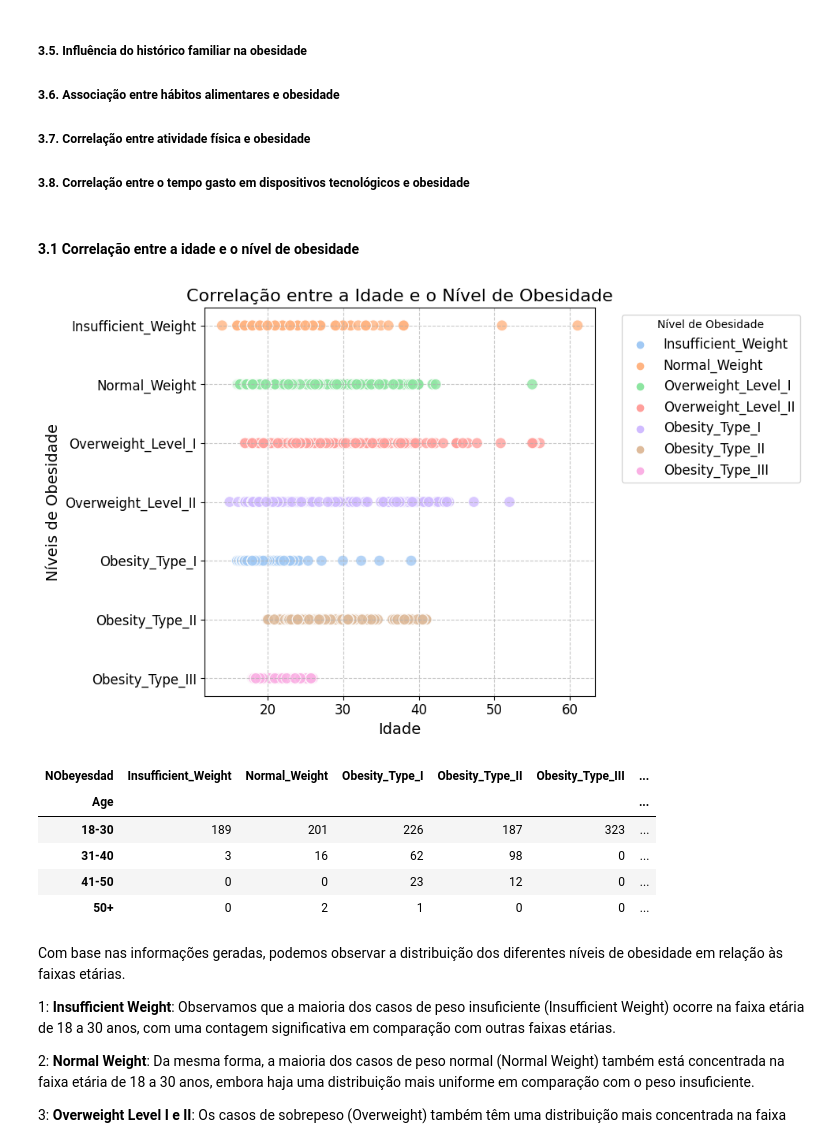
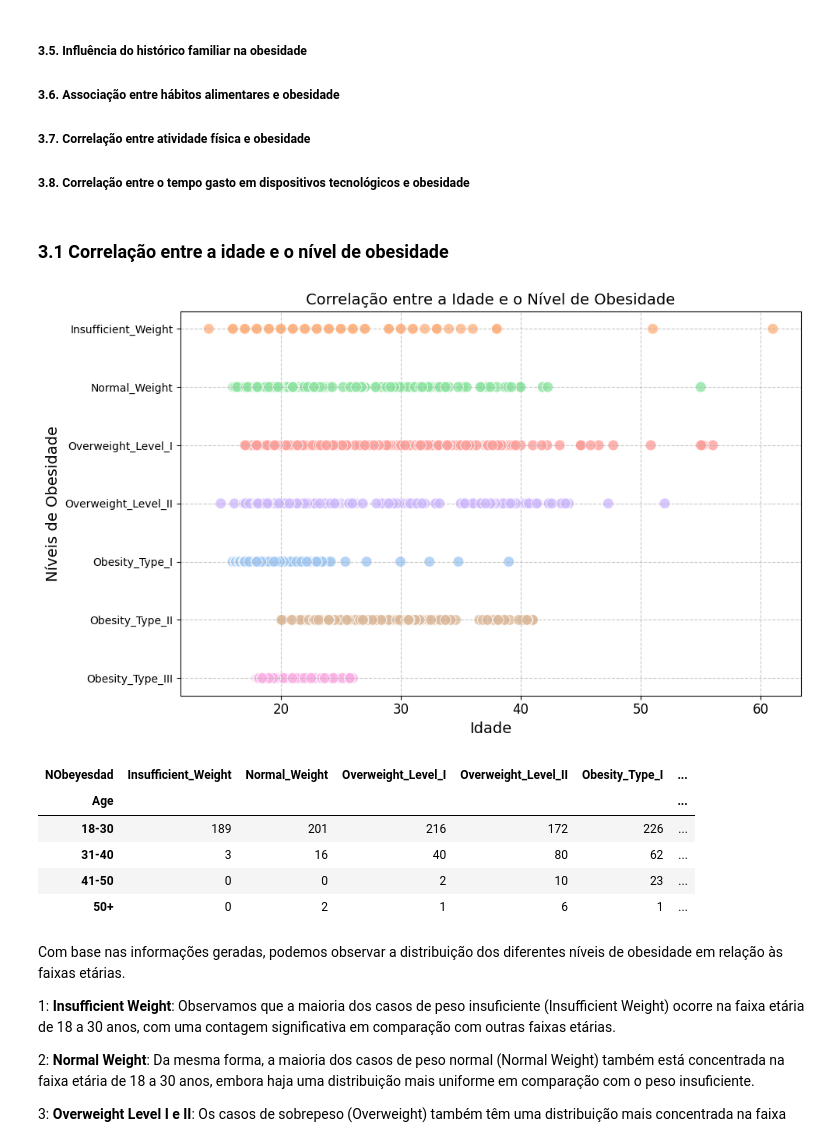
Before and after one commit to atlantico-academy/equipe5-2024.1, a Jupyter notebook: notebooks/analise.ipynb, the cells around one changed output. Drawn from its saved outputs; the diff is of its cells as text; code cells hidden in the pictures.

```diff
--- a/notebooks/analise.ipynb
+++ b/notebooks/analise.ipynb
@@ -212,46 +215,47 @@ dicionario.to_csv('../data/external/dictionary.csv', index=False)
    ##### 3.7. Correlação entre atividade física e obesidade
    ##### 3.8. Correlação entre o tempo gasto em dispositivos tecnológicos e obesidade
 # %% [markdown]
-#### 3.1 Correlação entre a idade e o nível de obesidade
+### 3.1 Correlação entre a idade e o nível de obesidade
 # %%
 categorias = [
     'Insufficient_Weight',
     'Normal_Weight',
     'Overweight_Level_I',
     'Overweight_Level_II',
     'Obesity_Type_I',
     'Obesity_Type_II',
     'Obesity_Type_III'
 ]
 
 cores = sns.color_palette("pastel", len(categorias))
 
 plt.figure(figsize=(10, 6))
-sns.scatterplot(data=df, x='Age', y='NObeyesdad', hue='NObeyesdad', hue_order=categorias, palette=cores, s=100, alpha=0.8)
-plt.title('Correlação entre a Idade e o Nível de Obesidade', fontsize=16)
+sns.scatterplot(data=df, x='Age', y='NObeyesdad', hue='NObeyesdad', hue_order=categorias, palette=cores, s=100, alpha=0.8, legend=False)
+plt.title('Correlação entre a Idade e o Nível de Obesidade', fontsize=14)
 plt.xlabel('Idade', fontsize=14)
 plt.ylabel('Níveis de Obesidade', fontsize=14)
-plt.yticks(ticks=range(len(categorias)), labels=categorias, fontsize=12)
+plt.yticks(ticks=range(len(categorias)), labels=categorias, fontsize=10)
 plt.xticks(fontsize=12)
-plt.legend([], [], title='Nível de Obesidade')
-handles = [plt.scatter([], [], color=cor, label=cat) for cor, cat in zip(cores, categorias)]
-plt.legend(handles, categorias, title='Nível de Obesidade', bbox_to_anchor=(1.05, 1), loc='upper left', fontsize=12)
 plt.grid(True, linestyle='--', alpha=0.7)
 plt.tight_layout()
 plt.show()
 # %% [output]
-[figure, old version]
+[figure, new version]
 # %%
-faixas_etarias = pd.cut(df['Age'], bins=[18, 30, 40, 50, np.inf], labels=['18-30', '31-40', '41-50', '50+'])
+ordem_faixa_etaria = ['18-30', '31-40', '41-50', '50+']
+ordem_obesidade = ['Insufficient_Weight', 'Normal_Weight', 'Overweight_Level_I', 'Overweight_Level_II', 'Obesity_Type_I', 'Obesity_Type_II', 'Obesity_Type_III']
+
+faixas_etarias = pd.cut(df['Age'], bins=[18, 30, 40, 50, np.inf], labels=ordem_faixa_etaria)
 contagem_obesidade_por_faixa_etaria = df.groupby([faixas_etarias, 'NObeyesdad'])['NObeyesdad'].count().unstack()
+contagem_obesidade_por_faixa_etaria = contagem_obesidade_por_faixa_etaria.reindex(index=ordem_faixa_etaria, columns=ordem_obesidade)
 display(contagem_obesidade_por_faixa_etaria)
 # %% [output]
-| NObeyesdad | Insufficient_Weight | Normal_Weight | Obesity_Type_I | Obesity_Type_II | Obesity_Type_III | ... |
+| NObeyesdad | Insufficient_Weight | Normal_Weight | Overweight_Level_I | Overweight_Level_II | Obesity_Type_I | ... |
 | Age |  |  |  |  |  | ... |
-| 18-30 | 189 | 201 | 226 | 187 | 323 | ... |
-| 31-40 | 3 | 16 | 62 | 98 | 0 | ... |
-| 41-50 | 0 | 0 | 23 | 12 | 0 | ... |
-| 50+ | 0 | 2 | 1 | 0 | 0 | ... |
+| 18-30 | 189 | 201 | 216 | 172 | 226 | ... |
+| 31-40 | 3 | 16 | 40 | 80 | 62 | ... |
+| 41-50 | 0 | 0 | 2 | 10 | 23 | ... |
+| 50+ | 0 | 2 | 1 | 6 | 1 | ... |
 # %% [markdown]
 Com base nas informações geradas, podemos observar a distribuição dos diferentes níveis de obesidade em relação às faixas etárias.
 
```
Also changed, not shown: parts of 29 cells of this notebook.
